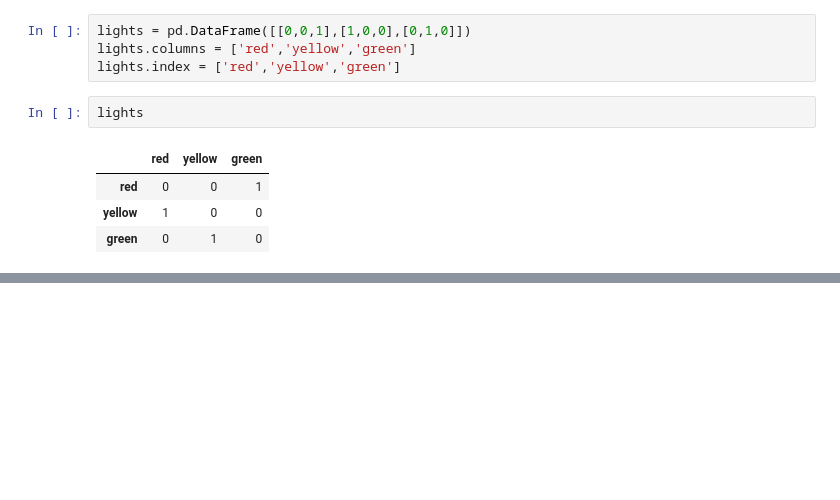
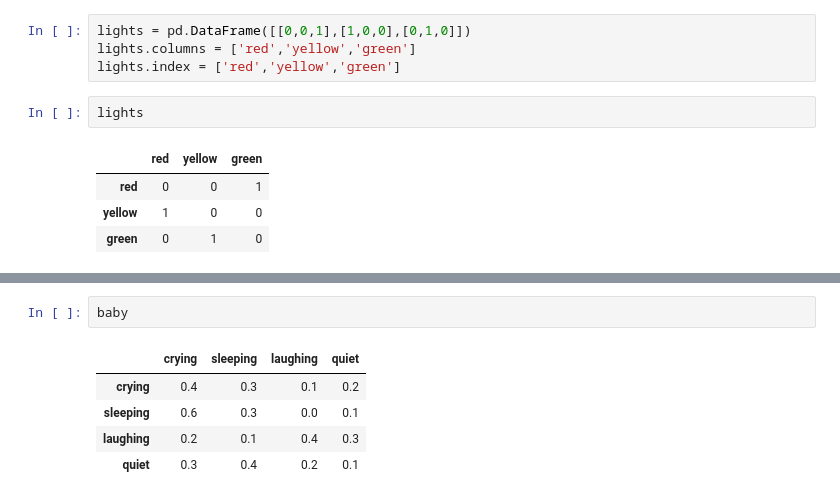
Before and after one commit to JohnPaton/engl_ish, a Jupyter notebook: PyData Slides.ipynb, the cells around one changed output, grey strips where cells are left out. Cells and saved outputs as stored; diff of their text form; blank space fills up the shorter version.

```diff
--- a/PyData Slides.ipynb
+++ b/PyData Slides.ipynb
@@ -97,0 +91,8 @@ Slightly less trivial...
+# %%
+baby
+# %% [output]
+|  | crying | sleeping | laughing | quiet |
+| crying | 0.4 | 0.3 | 0.1 | 0.2 |
+| sleeping | 0.6 | 0.3 | 0.0 | 0.1 |
+| laughing | 0.2 | 0.1 | 0.4 | 0.3 |
+| quiet | 0.3 | 0.4 | 0.2 | 0.1 |
```
Also changed, not shown: parts of 40 cells of this notebook, 10 other files.
